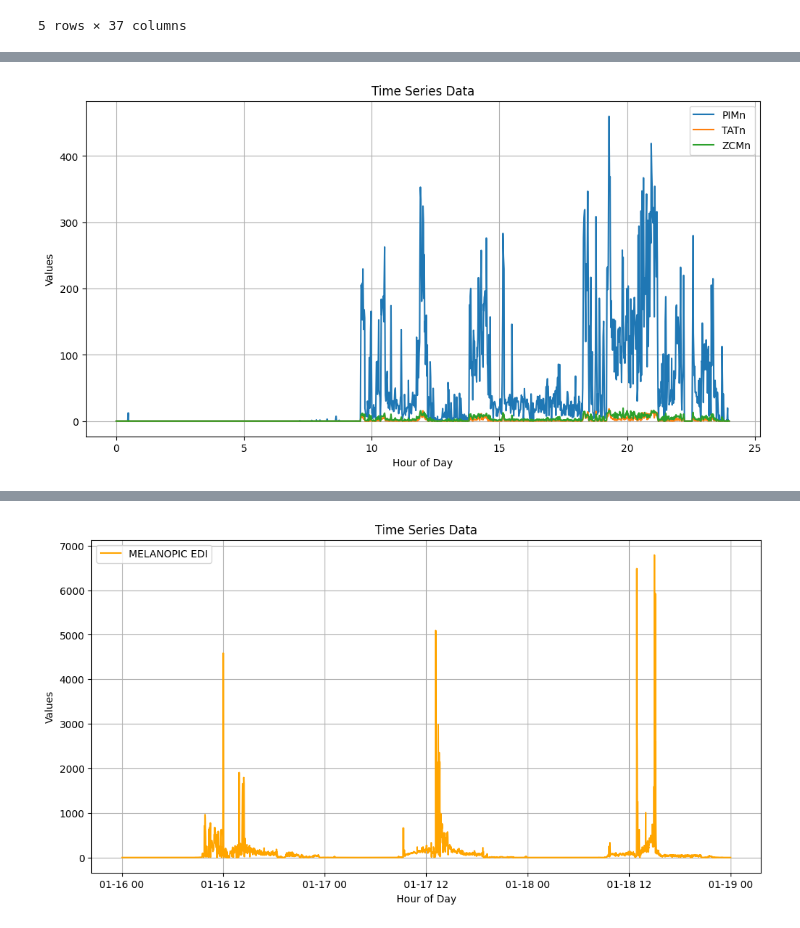
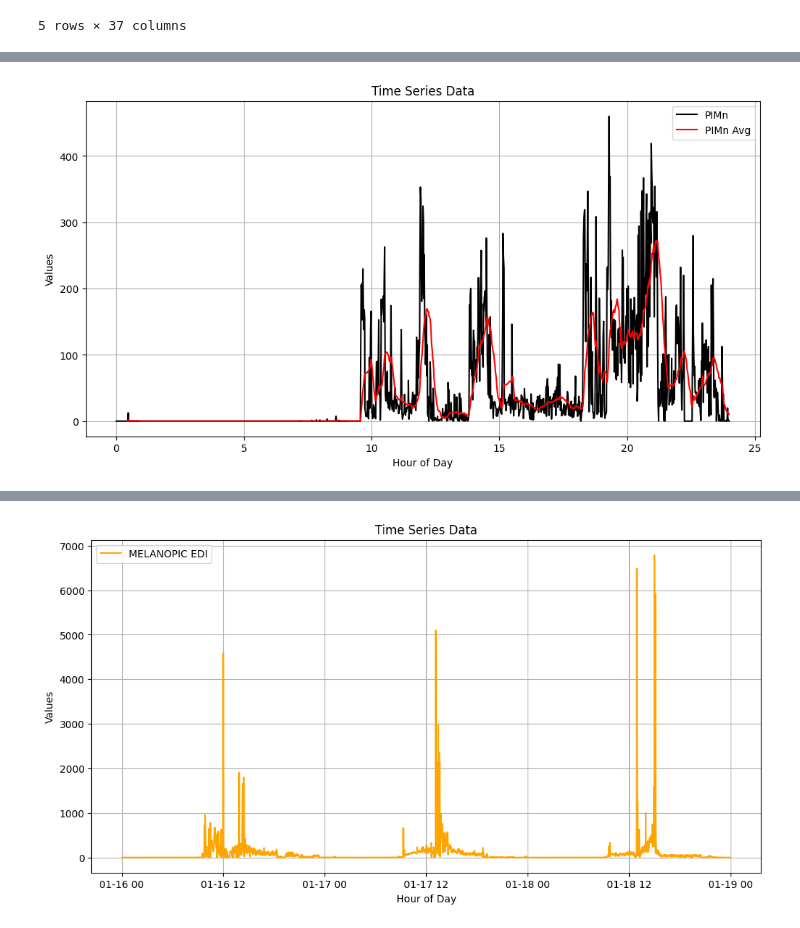
Before and after one commit to arahjou/ActLumus_plotter, a Jupyter notebook: test.ipynb, the cells around one changed output, grey strips where cells are left out. Drawn from its saved outputs; the diff is of its cells as text; code cells hidden in the pictures.

```diff
--- a/test.ipynb
+++ b/test.ipynb
@@ -415,24 +415,25 @@ df_subset.head()
 | 6526 | 2024-01-16 00:03:39+01:00 | 24.19 | 0.0 | 0.0 | 0.0 | 0.0 | 2024-01-16 | 00:03:39 | 0.06 | ... |
 | 6527 | 2024-01-16 00:04:39+01:00 | 24.06 | 0.0 | 0.0 | 0.0 | 0.0 | 2024-01-16 | 00:04:39 | 0.08 | ... |
 # %%
-df_subset_Day1 = df_subset[df_subset['DATE'] == '2024-01-16']
-# rolling mean
-df_subset_Day1['MELANOPIC EDI'] = df_subset_Day1['MELANOPIC EDI'].rolling(window=3).mean()
+df_subset_Day1 = df_subset[df_subset['DATE'] == '2024-01-16'].copy()
+df_subset_Day1['PIMn_avg'] = df_subset_Day1['PIMn'].rolling(window=25).mean()
 
-df_subset_Day2 = df_subset[df_subset['DATE'] == '2024-01-17']
-df_subset_Day3 = df_subset[df_subset['DATE'] == '2024-01-18']
+df_subset_Day2 = df_subset[df_subset['DATE'] == '2024-01-17'].copy()
+df_subset_Day2['PIMn_avg'] = df_subset_Day2['PIMn'].rolling(window=25).mean()
+
+df_subset_Day3 = df_subset[df_subset['DATE'] == '2024-01-18'].copy()
+df_subset_Day3['PIMn_avg'] = df_subset_Day3['PIMn'].rolling(window=25).mean()
 # %%
 import matplotlib.pyplot as plt
 
 plt.figure(figsize=(12, 6))
-plt.plot(df_subset_Day1['HOUR'], df_subset_Day1['PIMn'], label='PIMn')
-plt.plot(df_subset_Day1['HOUR'], df_subset_Day1['TATn'], label='TATn')
-plt.plot(df_subset_Day1['HOUR'], df_subset_Day1['ZCMn'], label='ZCMn')
+plt.plot(df_subset_Day1['HOUR'], df_subset_Day1['PIMn'], label='PIMn', color = "black")
+plt.plot(df_subset_Day1['HOUR'], df_subset_Day1['PIMn_avg'], label='PIMn Avg', color = "red")
 plt.xlabel('Hour of Day')
 plt.ylabel('Values')
 plt.title('Time Series Data')
 plt.legend()
 plt.grid()
 plt.show()
 # %% [output]
-[figure, old version]
+[figure, new version]
```
Also changed, not shown: parts of 4 cells of this notebook.
